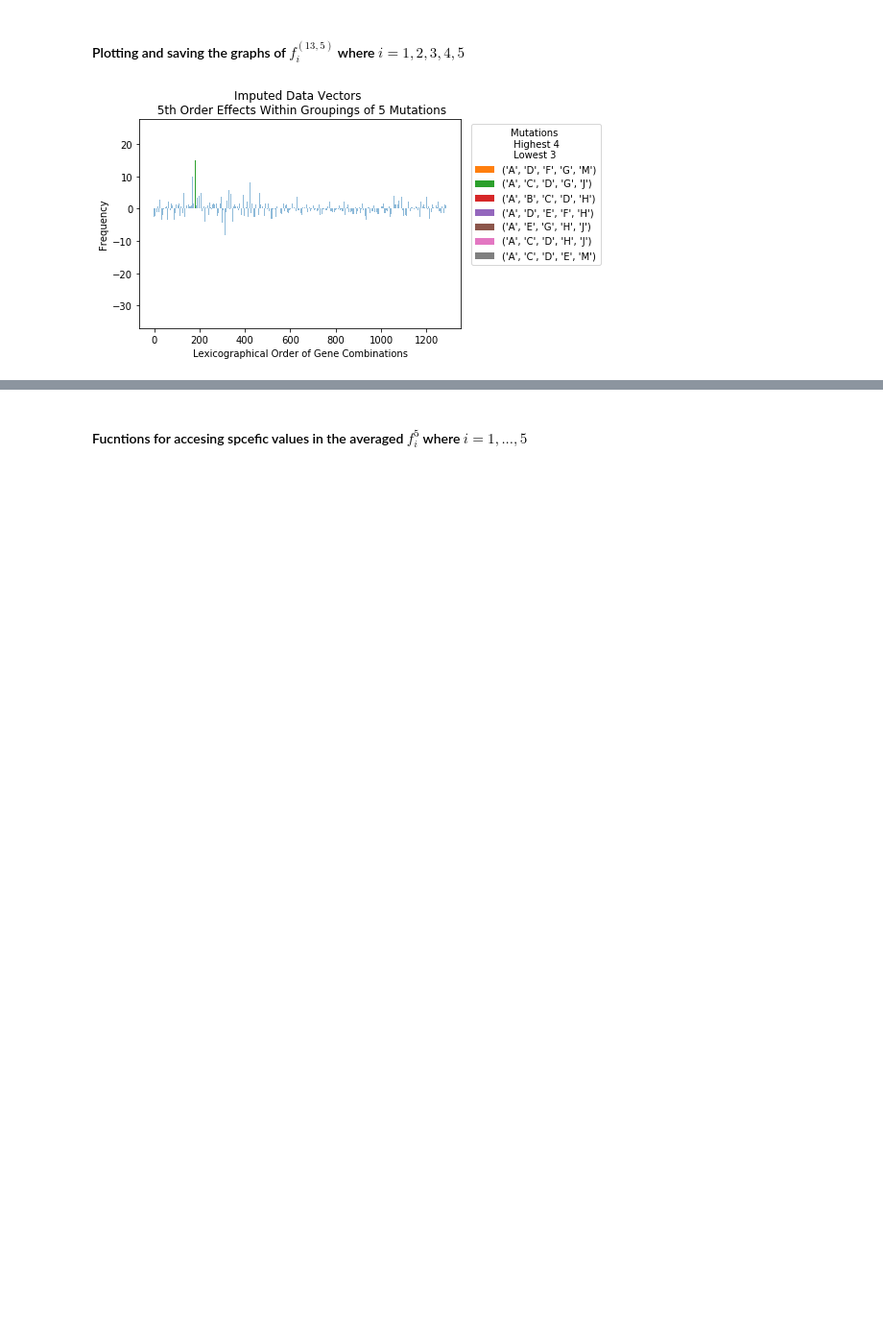
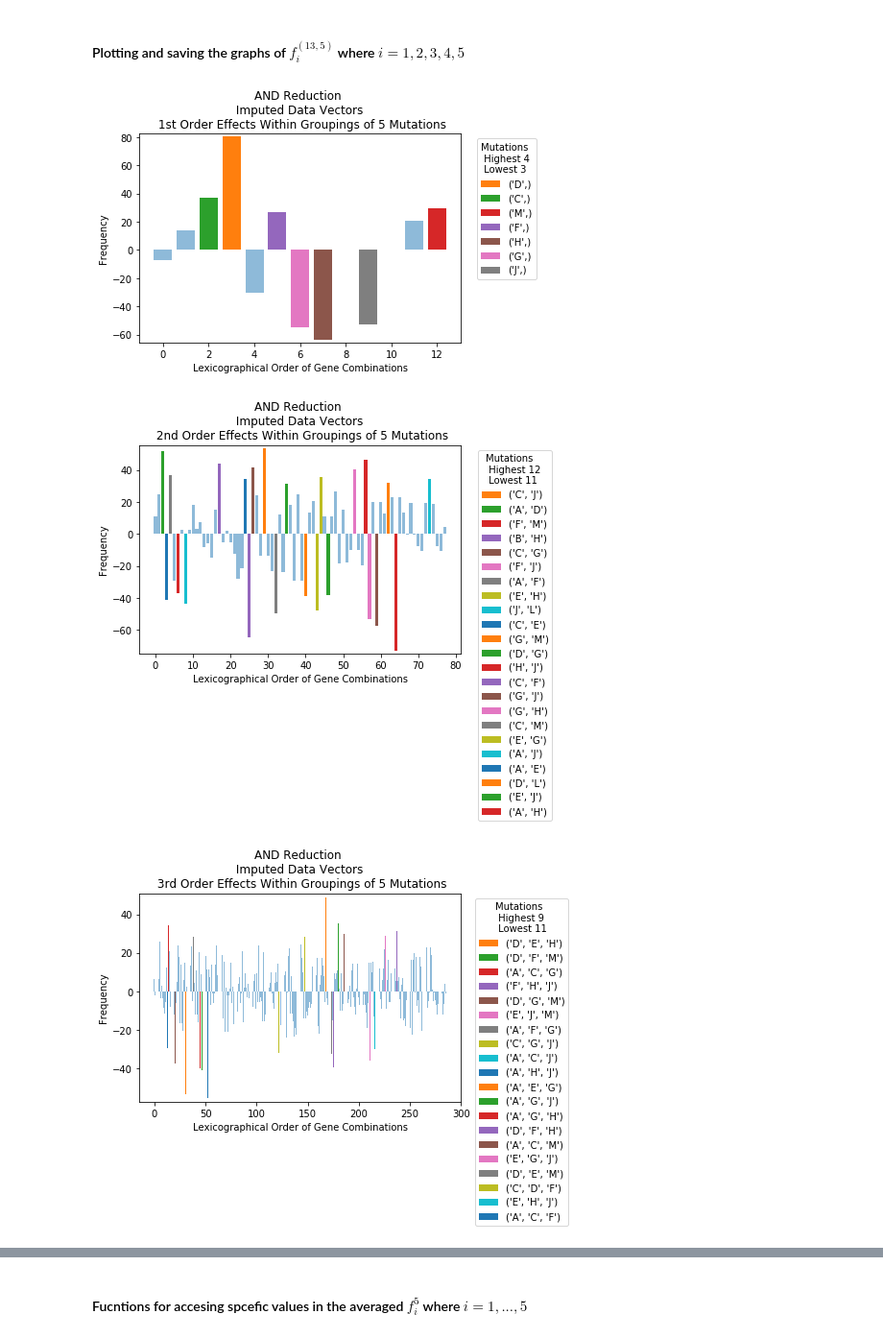
Before and after one commit to LillianGonzalezAlbino/FourierAnalysis, a Jupyter notebook: Spectral-Analysis-Reduced-Dataset(and).ipynb, the cells around one changed output, grey strips where cells are left out. Shown at 96% size. Saved outputs shown, nothing was run; the diff lists cells and outputs as text; code cells hidden in the pictures; blank space fills up the shorter version.

```diff
--- a/Spectral-Analysis-Reduced-Dataset(and).ipynb
+++ b/Spectral-Analysis-Reduced-Dataset(and).ipynb
@@ -774,5 +713,9 @@ MalListf2 = Mallows_list(list(range(num_vars)), f2_list, (num_vars,int(k)))
 # %%
 # # plot f^2_1, f^2_2
 # order range from 1 to 2
-color_peaks(MalListf2[2], order = 2, k = 2, n_max_peak = 5, n_min_peak = 3, leg=1.3)
+p = ([2,2],[5,3])
+l = 1.25
+for o in range(1,3):
+    color_peaks(AllMallowVectors2[4][1][o],order=o,k=2,n_max_peak=p[o-1][0],n_min_peak=p[o-1][1],leg=l,imp=1,save=1)
+    l += 0.05
 # %% [output]
@@ -875,5 +778,9 @@ MalListf3 = Mallows_list(list(range(num_vars)), f3_list, (num_vars,int(k)))
 # %%
 # # plot f^3_1, f^3_2, f^3_3
 # order range from 1 to 4
-color_peaks(MalListf3[3], order = 3, k = 3, n_max_peak = 4, n_min_peak = 5, leg=1.35)
+p = ([2,3],[5,7],[5,7])
+l = 1.25
+for o in range(1,4):
+    color_peaks(AllMallowVectors2[3][1][o],order=o,k=3,n_max_peak=p[o-1][0],n_min_peak=p[o-1][1],leg=l,imp=1,save=1)
+    l += 0.05
 # %% [output]
@@ -999,5 +860,9 @@ MalListf4 = Mallows_list(list(range(num_vars)), f4_list, (num_vars,int(k)))
 # %%
 # # plot f^4_1, f^4_2, f^4_3, f^4_4
 # order range from 1 to 4
-color_peaks(MalListf4[4], order = 4, k = 4, n_max_peak = 6, n_min_peak = 4, leg=1.4)
+p = ([2,2],[8,10],[5,9],[7,5])
+l = 1.25
+for o in range(1,5):
+    color_peaks(AllMallowVectors2[2][1][o],order=o,k=4,n_max_peak=p[o-1][0],n_min_peak=p[o-1][1],leg=l,imp=1,save=1)
+    l += 0.05
 # %% [output]
@@ -1109,7 +930,13 @@ MalListf5 = Mallows_list(list(range(num_vars)), f5_list, (num_vars,int(k)))
 # %%
 # # plot f^5_1, f^5_2, f^5_3, f^5_4, f^5_5
 # k = mutations
 # order range from 1 to 5
-color_peaks(MalListf5[5],order= 5,k=5,n_max_peak= 4, n_min_peak= 3, leg=1.45)
+p = ([4,3],[12,11],[9,11],[12,9],[9,11])
+l = 1.25
+for o in range(1,6):
+    color_peaks(AllMallowVectors2[1][1][o],order=o,k=5,n_max_peak=p[o-1][0],n_min_peak=p[o-1][1],leg=l,imp=1,save=1)
+    l += 0.05
 # %% [output]
-[figure, old version]
+[figure, new version]
+[figure, added]
+[figure, added]
```
Also changed, not shown: parts of 65 cells of this notebook, 1 other file.
